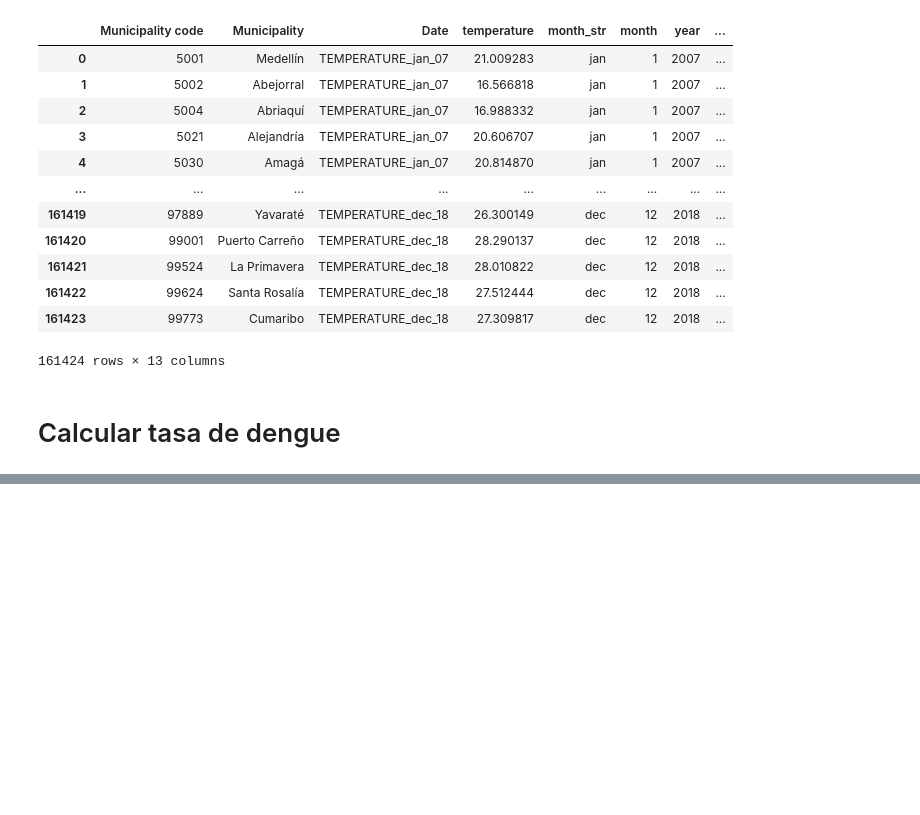
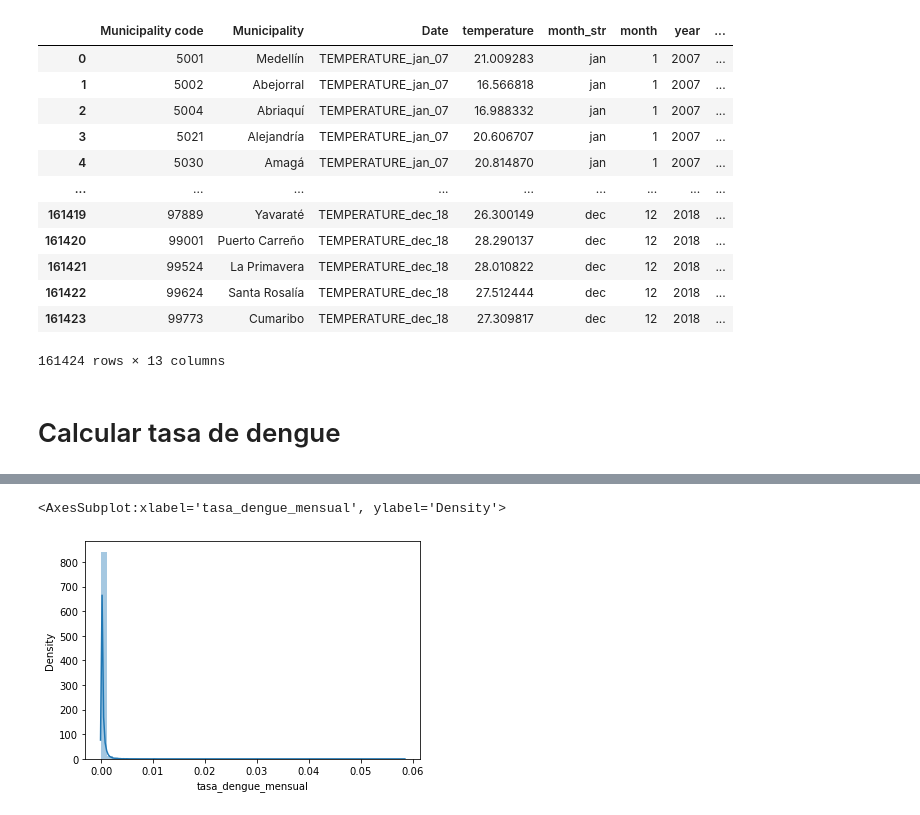
Before and after one commit to cposada8/dataton_make_health, a Jupyter notebook: EDA/Generar_data_colombia.ipynb, the cells around one changed output, grey strips where cells are left out. Saved outputs shown, nothing was run; the diff lists cells and outputs as text; code cells hidden in the pictures; blank space fills up the shorter version.

```diff
--- a/EDA/Generar_data_colombia.ipynb
+++ b/EDA/Generar_data_colombia.ipynb
@@ -1215,0 +1284,2 @@ base_df.sort_values(by="tasa_dengue_mensual", ascending=False)
+# %%
+base_df.dropna(inplace=True)
@@ -1215,0 +1306,5 @@ base_df.sort_values(by="tasa_dengue_mensual", ascending=False)
+# %%
+sns.distplot(base_df.tasa_dengue_mensual)
+# %% [output]
+<AxesSubplot:xlabel='tasa_dengue_mensual', ylabel='Density'>
+[figure, added]
```
Also changed, not shown: parts of 13 cells of this notebook, 1 other file.
